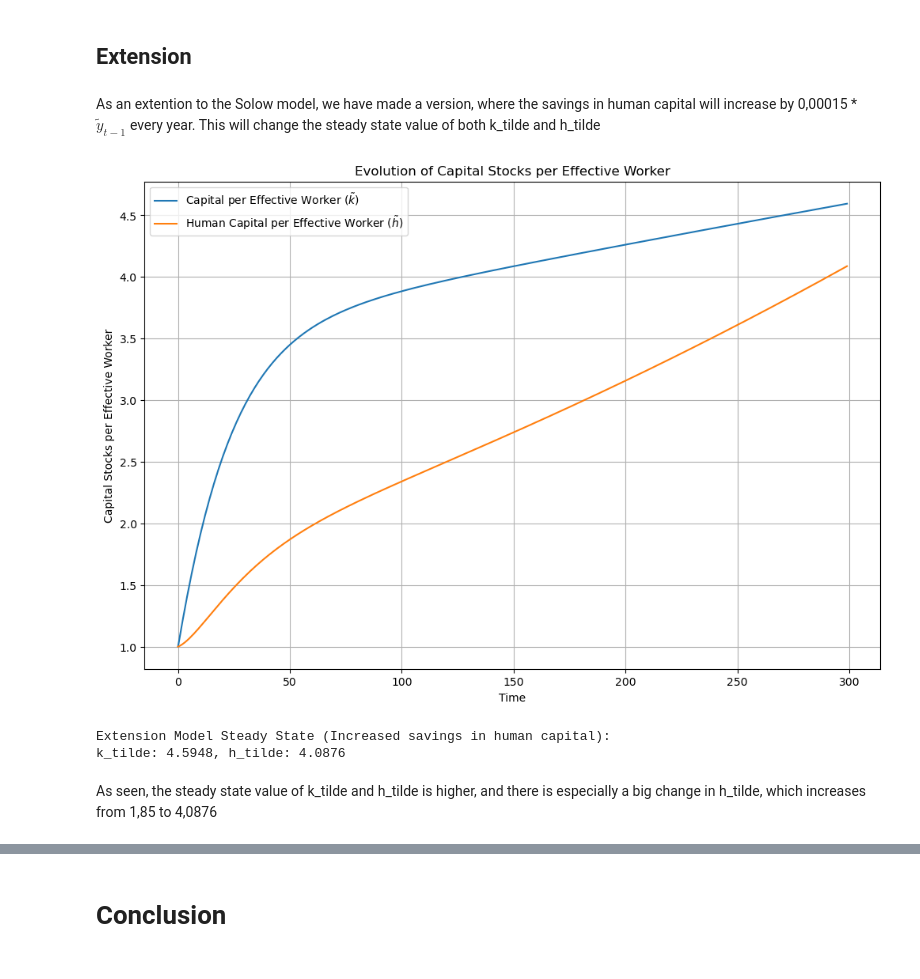
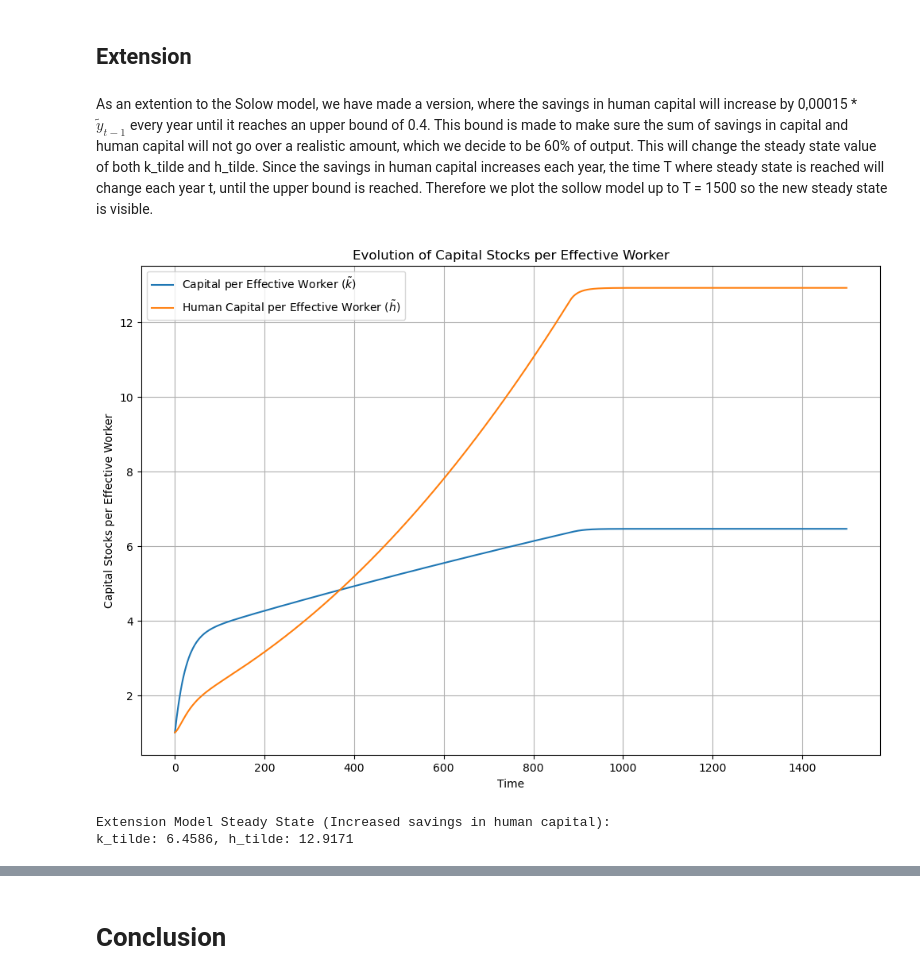
Before and after one commit to NumEconCopenhagen/projects-2024-tummeren-olli, a Jupyter notebook: modelproject/modelproject.ipynb, the cells around one changed output, grey strips where cells are left out. Cells and saved outputs as stored; diff of their text form; code cells hidden in the pictures.

```diff
--- a/modelproject/modelproject.ipynb
+++ b/modelproject/modelproject.ipynb
@@ -166,21 +183,16 @@ VBox(children=(FloatSlider(value=0.3, description='Alpha', max=0.9, min=0.1, ste
 # %% [markdown]
 ## Extension
 # %% [markdown]
-As an extention to the Solow model, we have made a version, where the savings in human capital will increase by 0,00015 * $\tilde{y}_{t-1}$ every year. This will change the steady state value of both k_tilde and h_tilde
+As an extention to the Solow model, we have made a version, where the savings in human capital will increase by 0,00015 * $\tilde{y}_{t-1}$ every year until it reaches an upper bound of 0.4. This bound is made to make sure the sum of savings in capital and human capital will not go over a realistic amount, which we decide to be 60% of output. This will change the steady state value of both k_tilde and h_tilde. Since the savings in human capital increases each year, the time T where steady state is reached will change each year t, until the upper bound is reached. Therefore we plot the sollow model up to T = 1500 so the new steady state is visible.
 # %%
-# Import the updated model
-from modelproject import SolowModelHumanCapital
-
 # Initialize and simulate the extension model with endogenous growth
-extension_model = SolowModelHumanCapital(Increase_saving=True)
+extension_model = SolowModelHumanCapital(Increase_saving=True , T=1500)
 extension_model.plot_tilde_variables()
 
 # Print the steady state values for the extension model
 print("Extension Model Steady State (Increased savings in human capital):")
 print(f"k_tilde: {extension_model.K_tilde[-1]:.4f}, h_tilde: {extension_model.H_tilde[-1]:.4f}")
 # %% [output]
-[figure, old version]
+[figure, new version]
 Extension Model Steady State (Increased savings in human capital):
-k_tilde: 4.5948, h_tilde: 4.0876
+k_tilde: 6.4586, h_tilde: 12.9171
-# %% [markdown]
-As seen, the steady state value of k_tilde and h_tilde is higher, and there is especially a big change in h_tilde, which increases from 1,85 to 4,0876
```
Also changed, not shown: parts of 11 cells of this notebook, 2 other files.
